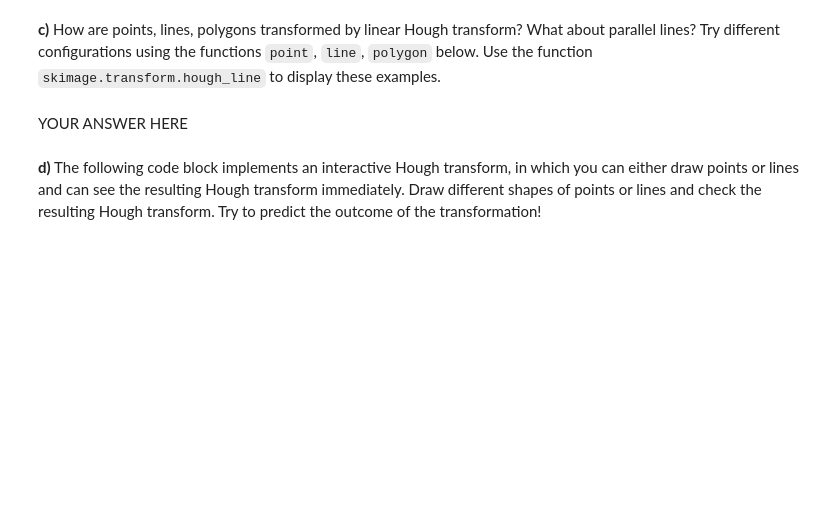
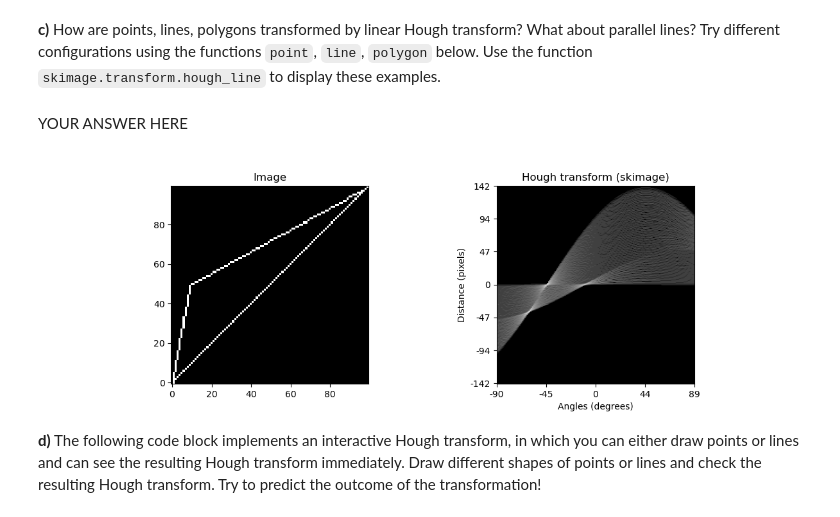
Before and after one commit to shuxton/computer-vision-homework, a Jupyter notebook: Sheet04/sheet04.ipynb, the cells around one changed output. Saved outputs shown, nothing was run; the diff lists cells and outputs as text; code cells hidden in the pictures; blank space fills up the shorter version.

```diff
--- a/Sheet04/sheet04.ipynb
+++ b/Sheet04/sheet04.ipynb
@@ -130,36 +147,38 @@ def polygon(img, vertices):
     Returns:
 
     """
     for p, q in zip(vertices, vertices[1:]+vertices[0:1]):
         line(img,p,q)
 
 img = np.zeros((100,100))
-
-# YOUR CODE HERE
-raise NotImplementedError()
+polygon(img,[(0,1),(99,99),(50,10)])
+# line(img,(0,1),(99,99))
+# point(img,(50,10))
 
 fig, [ax1, ax2] = plt.subplots(1,2, figsize=(12,4))
 
 plt.gray()
 ax1.set_title('Image');
 ax1.imshow(img, origin = 'lower')
 
 out, angles, d = hough_line(img)
 
 # scale output to quadratic image
 out_resized = resize(out, (out.shape[0], out.shape[0]), anti_aliasing=True, preserve_range=True)
 ax2.set_title('Hough transform (skimage)');
 ax2.set_xlabel('Angles (degrees)')
 ax2.set_ylabel('Distance (pixels)')
 ax2.imshow(np.log(1 + out_resized), origin = 'lower', cmap='gray')
 
 ax2.set_yticks(np.linspace(0, out.shape[0], 7))
 ax2.set_yticklabels((-1 * np.linspace(d[-1], d[0], 7)).astype(int))
 ax2.set_xticks(np.linspace(0, out.shape[0], 5))
 ax2.set_xticklabels(np.linspace(np.rad2deg(angles[0]), np.rad2deg(angles[-1]), 5).astype(int))
 
 
 plt.show()
+# %% [output]
+[figure, added]
 # %% [markdown]
 **d)** The following code block implements an interactive Hough transform, in which you can either draw points or lines and can see the resulting Hough transform immediately. Draw different shapes of points or lines and check the resulting Hough transform. Try to predict the outcome of the transformation!
 # %%
```
Also changed, not shown: parts of 9 cells of this notebook.
